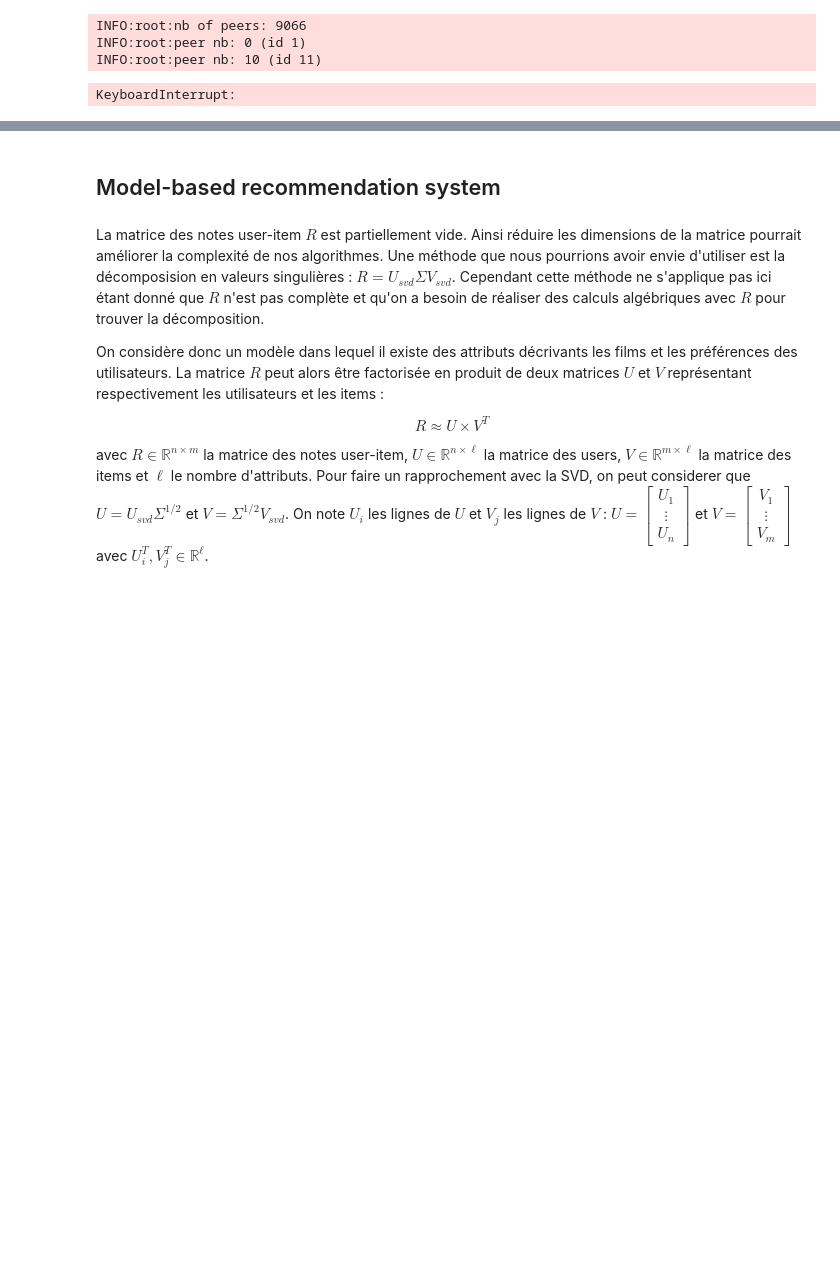
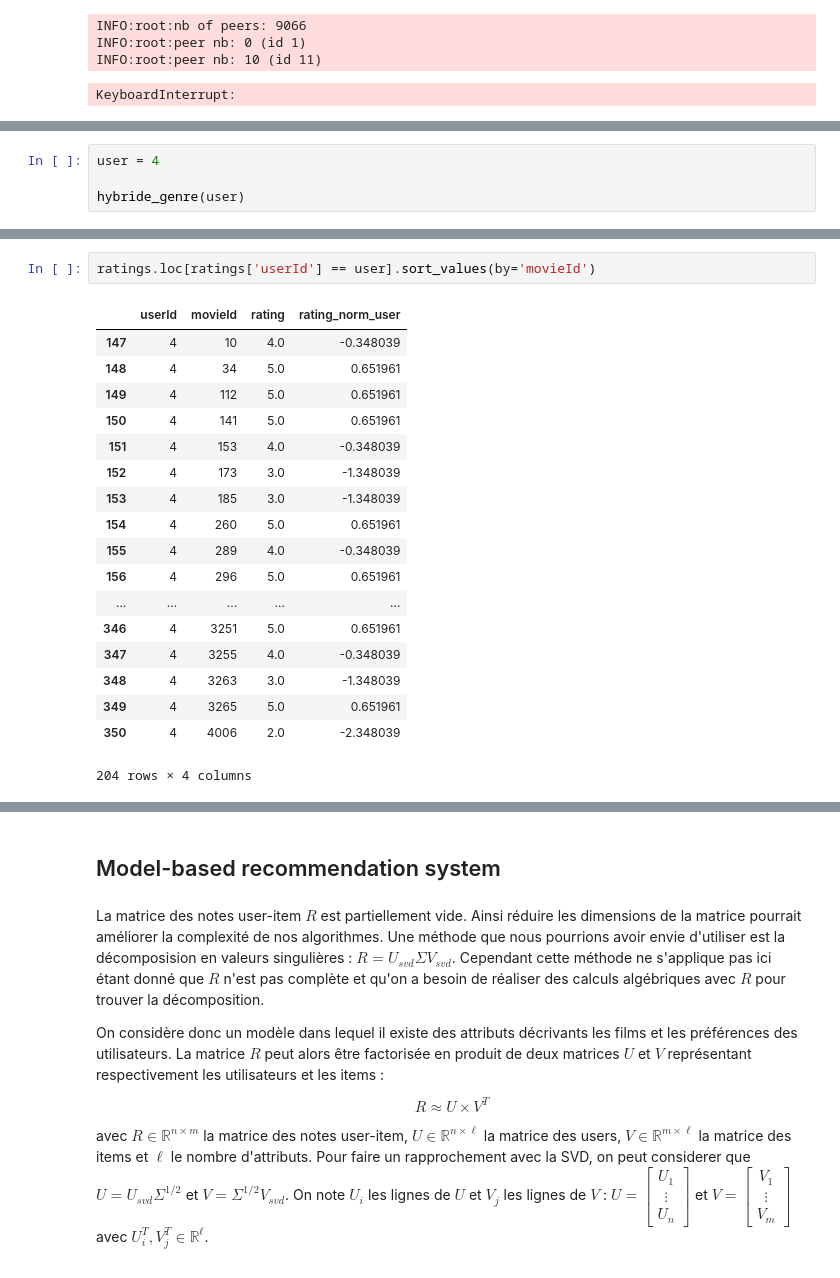
Before and after one commit to AnitaDurr/MovieRecommandation, a Jupyter notebook: MovieNotebook.ipynb, the cells around one changed output, grey strips where cells are left out. Drawn from its saved outputs; the diff is of its cells as text; blank space fills up the shorter version.

```diff
--- a/MovieNotebook.ipynb
+++ b/MovieNotebook.ipynb
@@ -628,0 +674,4 @@ print(p2)
+# %%
+user = 4
+
+hybride_genre(user)
@@ -628,0 +696,21 @@ print(p2)
+# %%
+ratings.loc[ratings['userId'] == user].sort_values(by='movieId')
+# %% [output]
+|  | userId | movieId | rating | rating_norm_user |
+| 147 | 4 | 10 | 4.0 | -0.348039 |
+| 148 | 4 | 34 | 5.0 | 0.651961 |
+| 149 | 4 | 112 | 5.0 | 0.651961 |
+| 150 | 4 | 141 | 5.0 | 0.651961 |
+| 151 | 4 | 153 | 4.0 | -0.348039 |
+| 152 | 4 | 173 | 3.0 | -1.348039 |
+| 153 | 4 | 185 | 3.0 | -1.348039 |
+| 154 | 4 | 260 | 5.0 | 0.651961 |
+| 155 | 4 | 289 | 4.0 | -0.348039 |
+| 156 | 4 | 296 | 5.0 | 0.651961 |
+| ... | ... | ... | ... | ... |
+| 346 | 4 | 3251 | 5.0 | 0.651961 |
+| 347 | 4 | 3255 | 4.0 | -0.348039 |
+| 348 | 4 | 3263 | 3.0 | -1.348039 |
+| 349 | 4 | 3265 | 5.0 | 0.651961 |
+| 350 | 4 | 4006 | 2.0 | -2.348039 |
+204 rows × 4 columns
```
Also changed, not shown: parts of 22 cells of this notebook.
